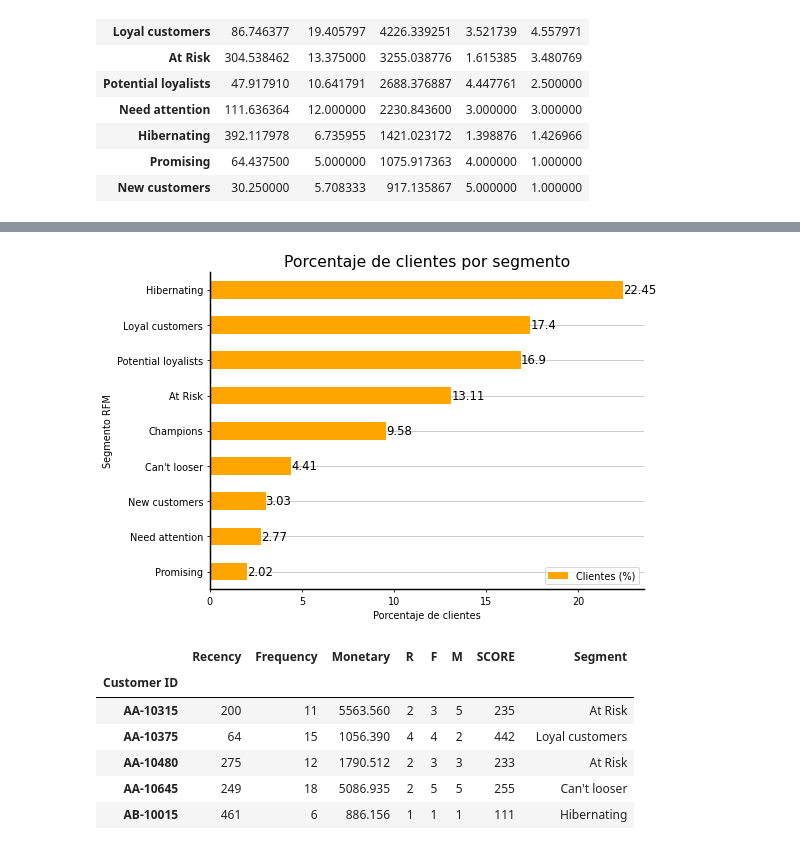
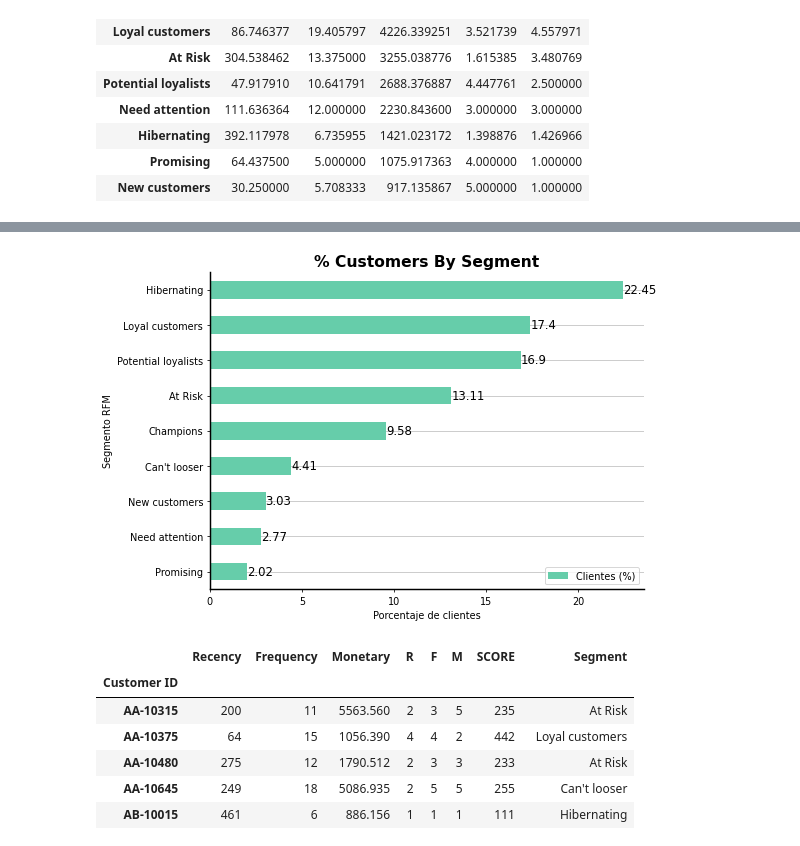
Before and after one commit to SebastianUrdaneguiBisalaya/Segmentacion-RFM, a Jupyter notebook: notebook/Segmentation RFM.ipynb, the cells around one changed output, grey strips where cells are left out. Saved outputs shown, nothing was run; the diff lists cells and outputs as text; code cells hidden in the pictures.

```diff
--- a/notebook/Segmentation RFM.ipynb
+++ b/notebook/Segmentation RFM.ipynb
@@ -267,24 +347,24 @@ rfm_group
 # %%
 dataplot = pd.DataFrame(RFM.groupby("Segment")["SCORE"].count()).apply(lambda x : round(x/len(RFM["SCORE"])*100,2)).sort_values(by =
                     "SCORE", ascending = True).rename(columns = {'SCORE':'Clientes (%)'})
 fig, ax = plt.subplots(figsize = (8,6), dpi = 70)
-dataplot.plot(ax = ax, kind = 'barh', color = 'orange')
+dataplot.plot(ax = ax, kind = 'barh', color = 'mediumaquamarine')
 ax.bar_label(ax.containers[0], fontsize = 12)
 for i in ['bottom', 'left']:
     ax.spines[i].set_color('black')
     ax.spines[i].set_linewidth(1.5)
 right_side = ax.spines["right"]
 right_side.set_visible(False)
 top_side = ax.spines["top"]
 top_side.set_visible(False)
 ax.set_axisbelow(True)
 ax.grid(color='gray', linewidth=1, axis='y', alpha=0.4)
 plt.xlabel('Porcentaje de clientes')
 plt.ylabel('Segmento RFM')
-plt.title("Porcentaje de clientes por segmento", size = 16)
+plt.title("% Customers By Segment", size = 16, fontweight = 'bold')
 plt.show()
 # %% [output]
-[figure, old version]
+[figure, new version]
 # %%
 import pandas as pd
 import numpy as np
```
Also changed, not shown: parts of 3 cells of this notebook, 1 other file.
